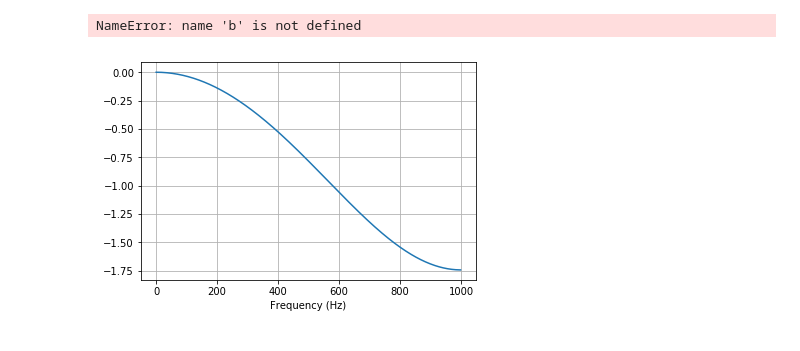
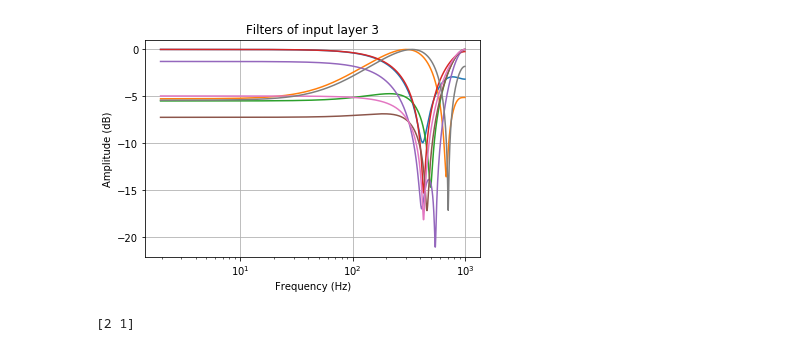
Before and after one commit to AhmedImtiazPrio/heartnet, a Jupyter notebook: codes/scipy impulse response test.ipynb, the cells around one changed output. Drawn from its saved outputs; the diff is of its cells as text; code cells hidden in the pictures.

```diff
--- a/codes/scipy impulse response test.ipynb
+++ b/codes/scipy impulse response test.ipynb
@@ -9,6 +8,7 @@ SyntaxError: Missing parentheses in call to 'print'. Did you mean print(x1.shape
 # %%
 ##initialize parameters of heartnet
 bn_momentum = 0.99
+random_seed = 1
 eps= 1.1e-5
 bias=False
 l2_reg=0.
@@ -24,7 +24,9 @@ subsam=2
 lr=0.0007
 lr_decay=1e-8
 
-load_path=''
+load_path='/media/taufiq/Data/heart_sound/models/fold2 2017-12-26 15:20:36.867116/weights.0160-0.8652.hdf5'
+
+fs = 2000
 # %%
 # create heartnet with load path specified
 
@@ -39,11 +56,22 @@ NameError: name 'heartnet' is not defined
-# %%
-w,freq_res=signal.freqz(b)
-# %% [output]
-NameError: name 'b' is not defined
+# %%
+# Specify input layer
+input_ = 3 # 0-3
+weights_ = np.hstack(weights[input_])
+weights_ = np.reshape(weights_,[5,8])
 # %%
-plt.plot(w/np.pi*fs/2,20*np.log10(abs(freq_res)/np.max(abs(freq_res))))
+for i in range(0,8):
+    w,freq_res=signal.freqz(weights_[:,i])
+    plt.plot(w/np.pi*1000,10*np.log10(abs(freq_res)/max(abs(freq_res))))
+plt.grid()
 plt.xlabel('Frequency (Hz)')
-plt.grid()
+plt.ylabel('Amplitude (dB)')
+plt.xscale('log')
+plt.title('Filters of input layer ' + np.str(input_))
 plt.show()
 # %% [output]
-[figure, old version]
+[figure, new version]
+# %%
+a = range(1,3)
+print np.flip(a,0)
+# %% [output]
+[2 1]
```
Also changed, not shown: parts of 2 cells of this notebook, 2 other files.
